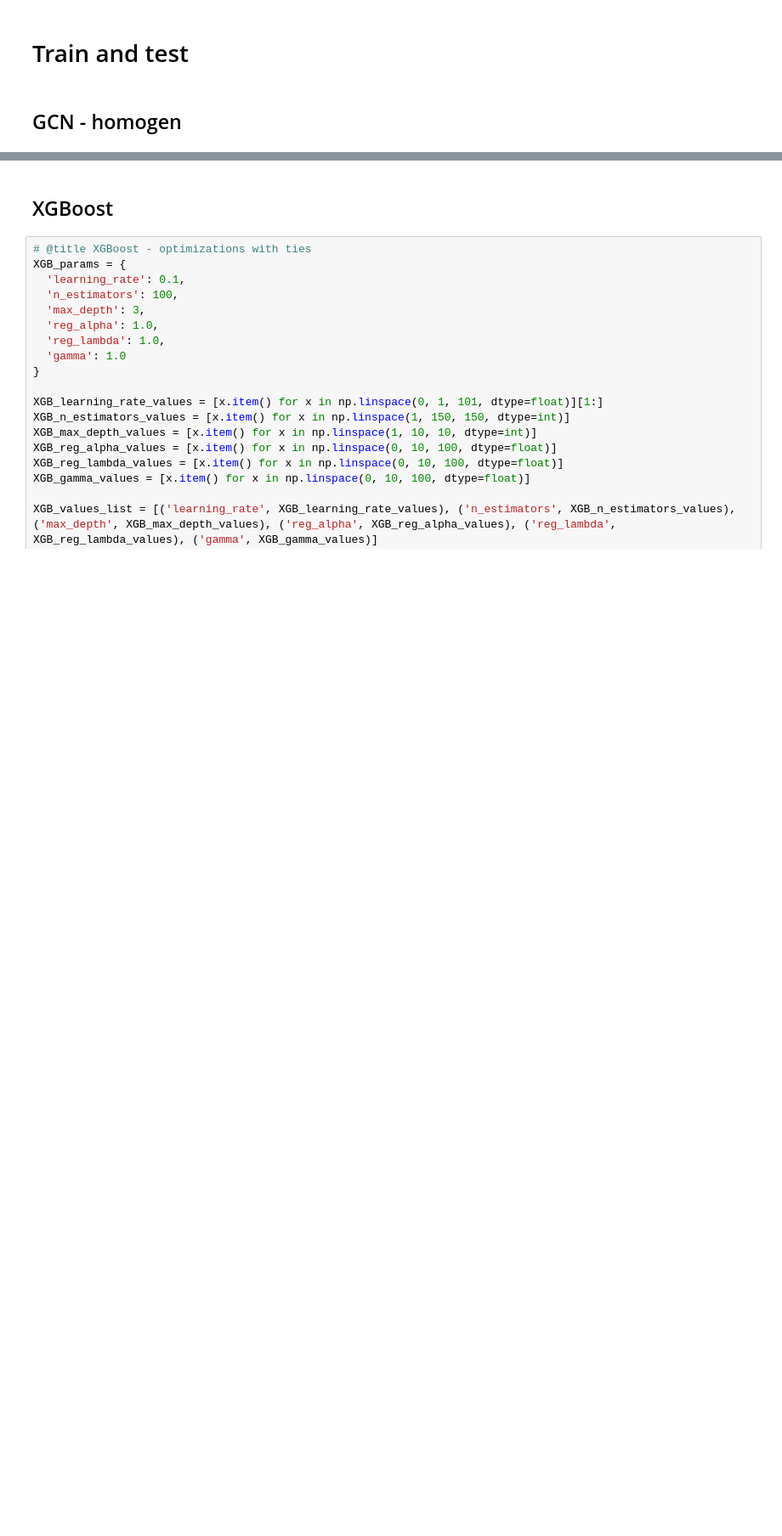
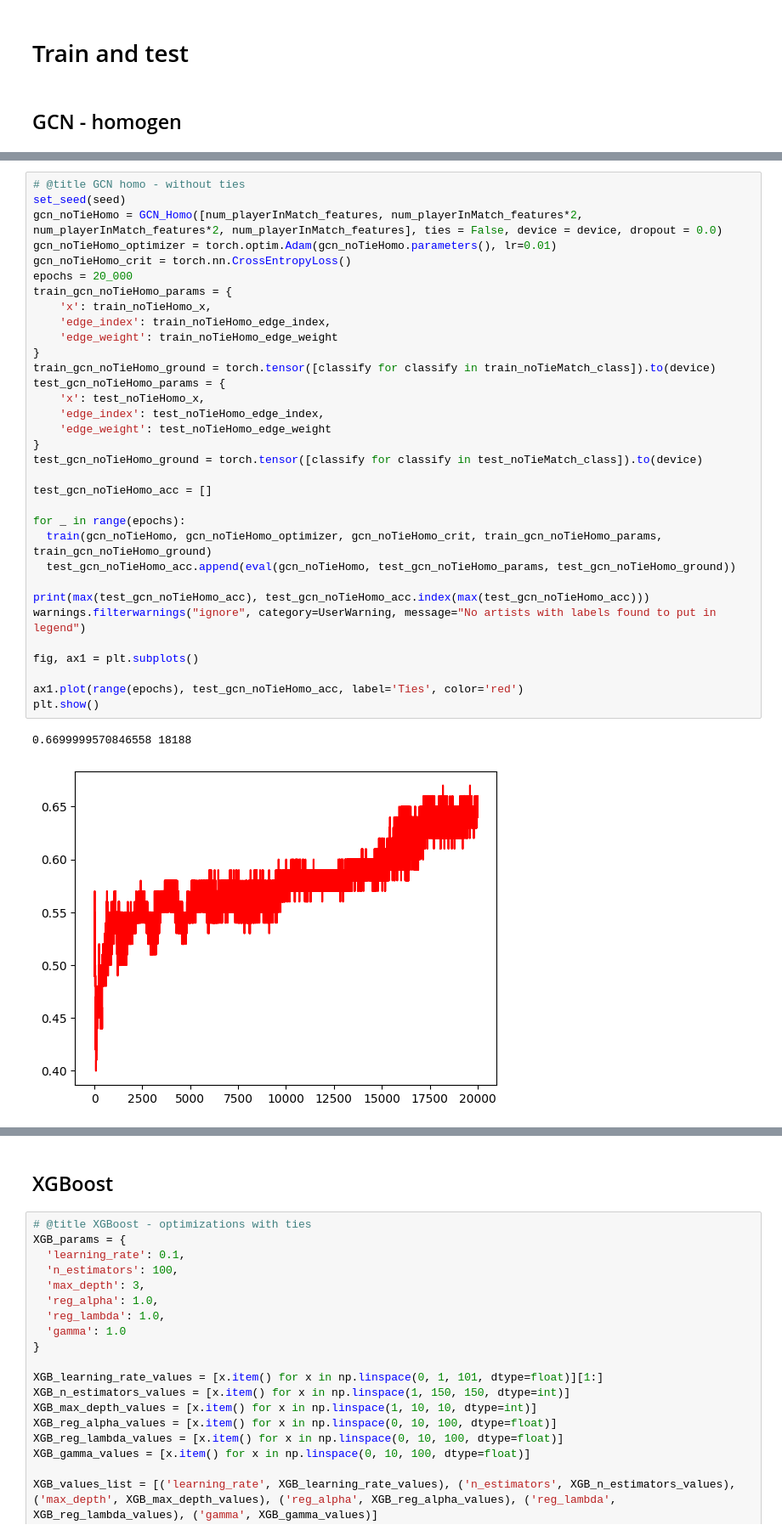
Before and after one commit to JasaZnidar/Predvidenje-zmagovalca-vaterpolo, a Jupyter notebook: Diplomska_naloga.ipynb, the cells around one changed output, grey strips where cells are left out. Shown at 85% size. Cells and saved outputs as stored; diff of their text form; blank space fills up the shorter version.

```diff
--- a/Diplomska_naloga.ipynb
+++ b/Diplomska_naloga.ipynb
@@ -1109,0 +1116,36 @@ plt.show()
+# %%
+# @title GCN homo - without ties
+set_seed(seed)
+gcn_noTieHomo = GCN_Homo([num_playerInMatch_features, num_playerInMatch_features*2, num_playerInMatch_features*2, num_playerInMatch_features], ties = False, device = device, dropout = 0.0)
+gcn_noTieHomo_optimizer = torch.optim.Adam(gcn_noTieHomo.parameters(), lr=0.01)
+gcn_noTieHomo_crit = torch.nn.CrossEntropyLoss()
+epochs = 20_000
+train_gcn_noTieHomo_params = {
+    'x': train_noTieHomo_x,
+    'edge_index': train_noTieHomo_edge_index,
+    'edge_weight': train_noTieHomo_edge_weight
+}
+train_gcn_noTieHomo_ground = torch.tensor([classify for classify in train_noTieMatch_class]).to(device)
+test_gcn_noTieHomo_params = {
+    'x': test_noTieHomo_x,
+    'edge_index': test_noTieHomo_edge_index,
+    'edge_weight': test_noTieHomo_edge_weight
+}
+test_gcn_noTieHomo_ground = torch.tensor([classify for classify in test_noTieMatch_class]).to(device)
+
+test_gcn_noTieHomo_acc = []
+
+for _ in range(epochs):
+  train(gcn_noTieHomo, gcn_noTieHomo_optimizer, gcn_noTieHomo_crit, train_gcn_noTieHomo_params, train_gcn_noTieHomo_ground)
+  test_gcn_noTieHomo_acc.append(eval(gcn_noTieHomo, test_gcn_noTieHomo_params, test_gcn_noTieHomo_ground))
+
+print(max(test_gcn_noTieHomo_acc), test_gcn_noTieHomo_acc.index(max(test_gcn_noTieHomo_acc)))
+warnings.filterwarnings("ignore", category=UserWarning, message="No artists with labels found to put in legend")
+
+fig, ax1 = plt.subplots()
+
+ax1.plot(range(epochs), test_gcn_noTieHomo_acc, label='Ties', color='red')
+plt.show()
+# %% [output]
+0.6699999570846558 18188
+[figure, added]
```
Also changed, not shown: parts of 8 cells of this notebook.
